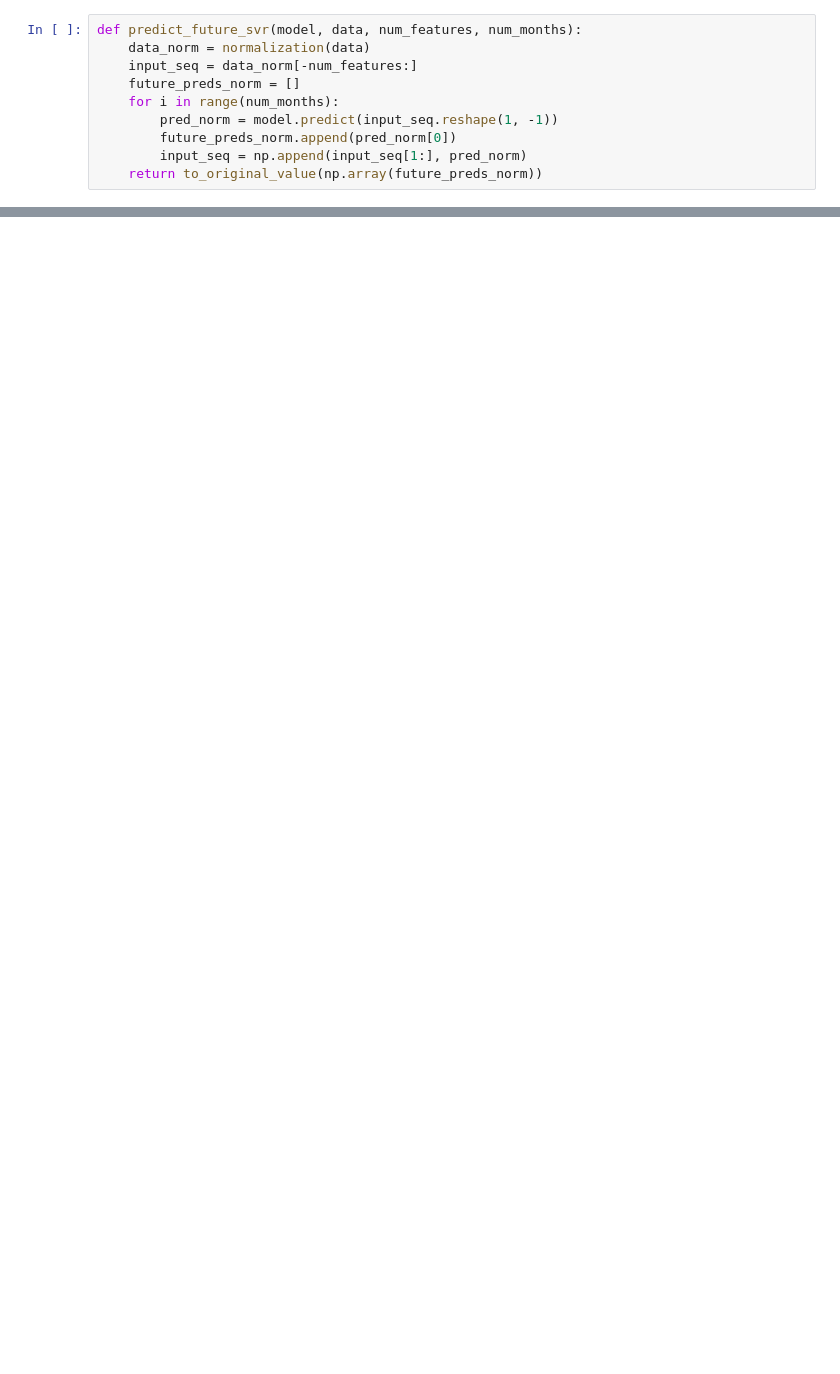
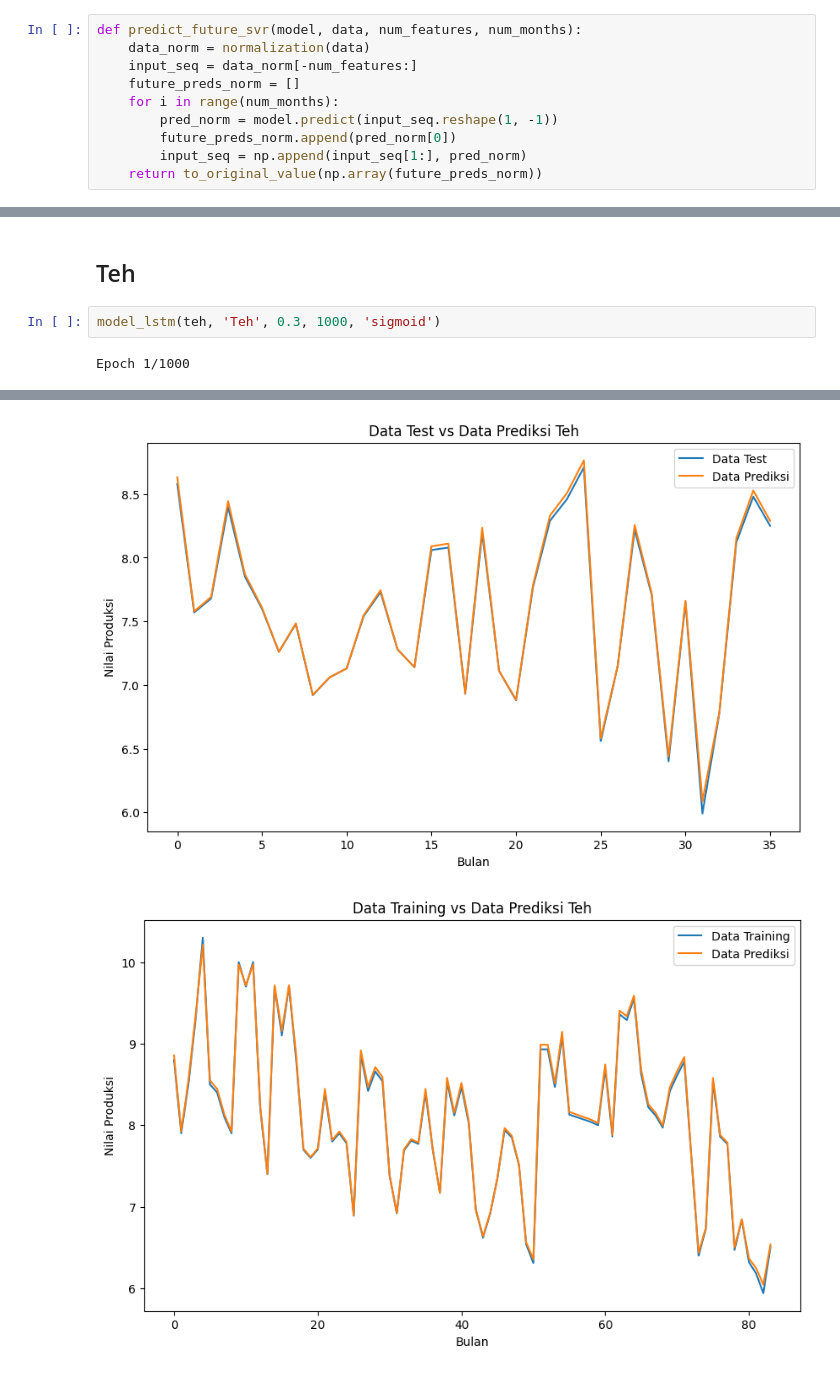
Before and after one commit to bayuik/cropForecastingProduction, a Jupyter notebook: TA_Testing_SVR_LSTM.ipynb, the cells around one changed output, grey strips where cells are left out. Saved outputs shown, nothing was run; the diff lists cells and outputs as text; blank space fills up the shorter version.

```diff
--- a/TA_Testing_SVR_LSTM.ipynb
+++ b/TA_Testing_SVR_LSTM.ipynb
@@ -383,0 +367,6 @@ Prediksi 7 bulan ke depan: [[1784.56406286]
+# %% [markdown]
+## Teh
+# %%
+model_lstm(teh, 'Teh', 0.3, 1000, 'sigmoid')
+# %% [output]
+Epoch 1/1000
@@ -383,0 +428,2 @@ Prediksi 7 bulan ke depan: [[1784.56406286]
+[figure, added]
+[figure, added]
```
Also changed, not shown: parts of 45 cells of this notebook.
